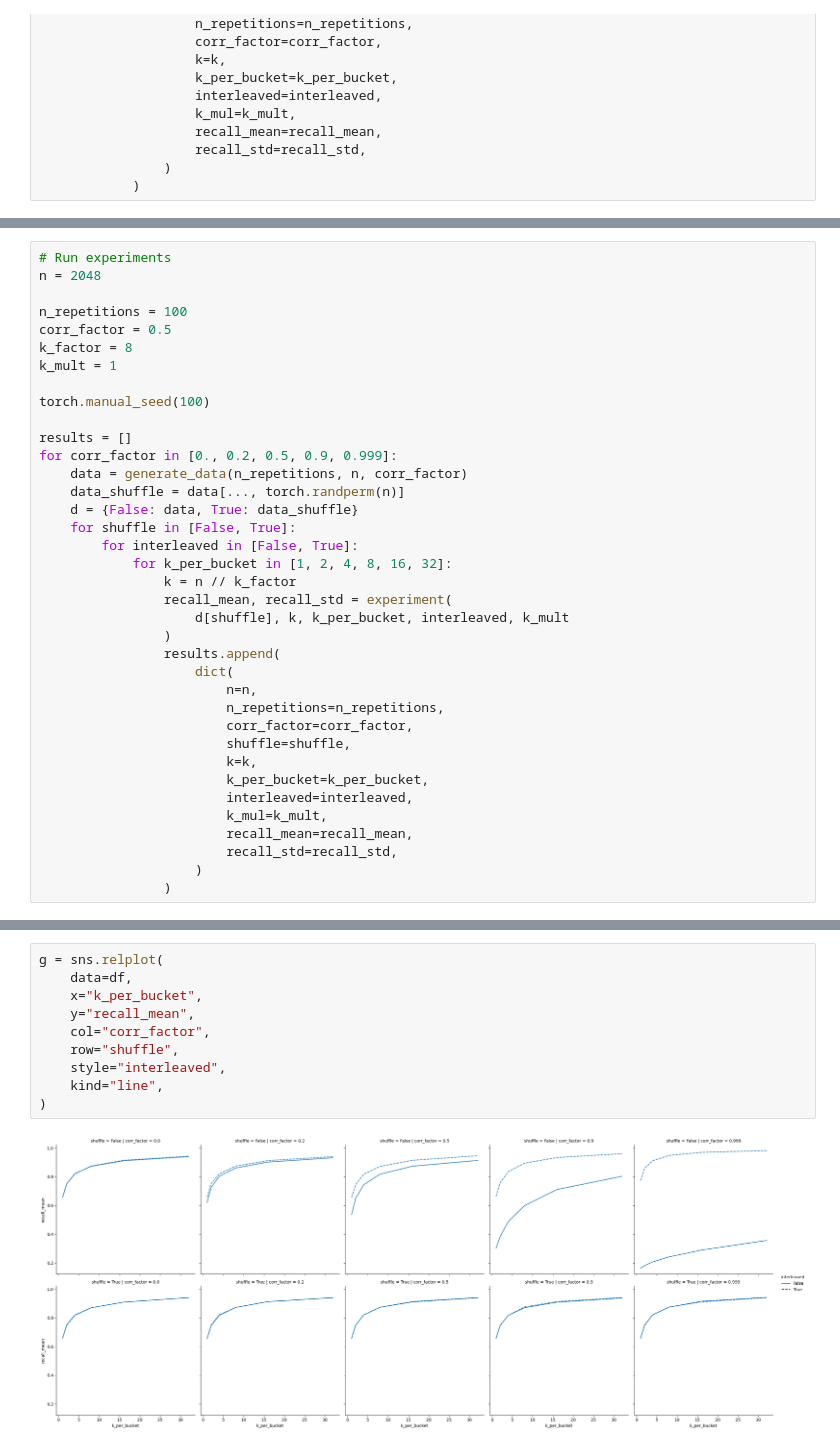
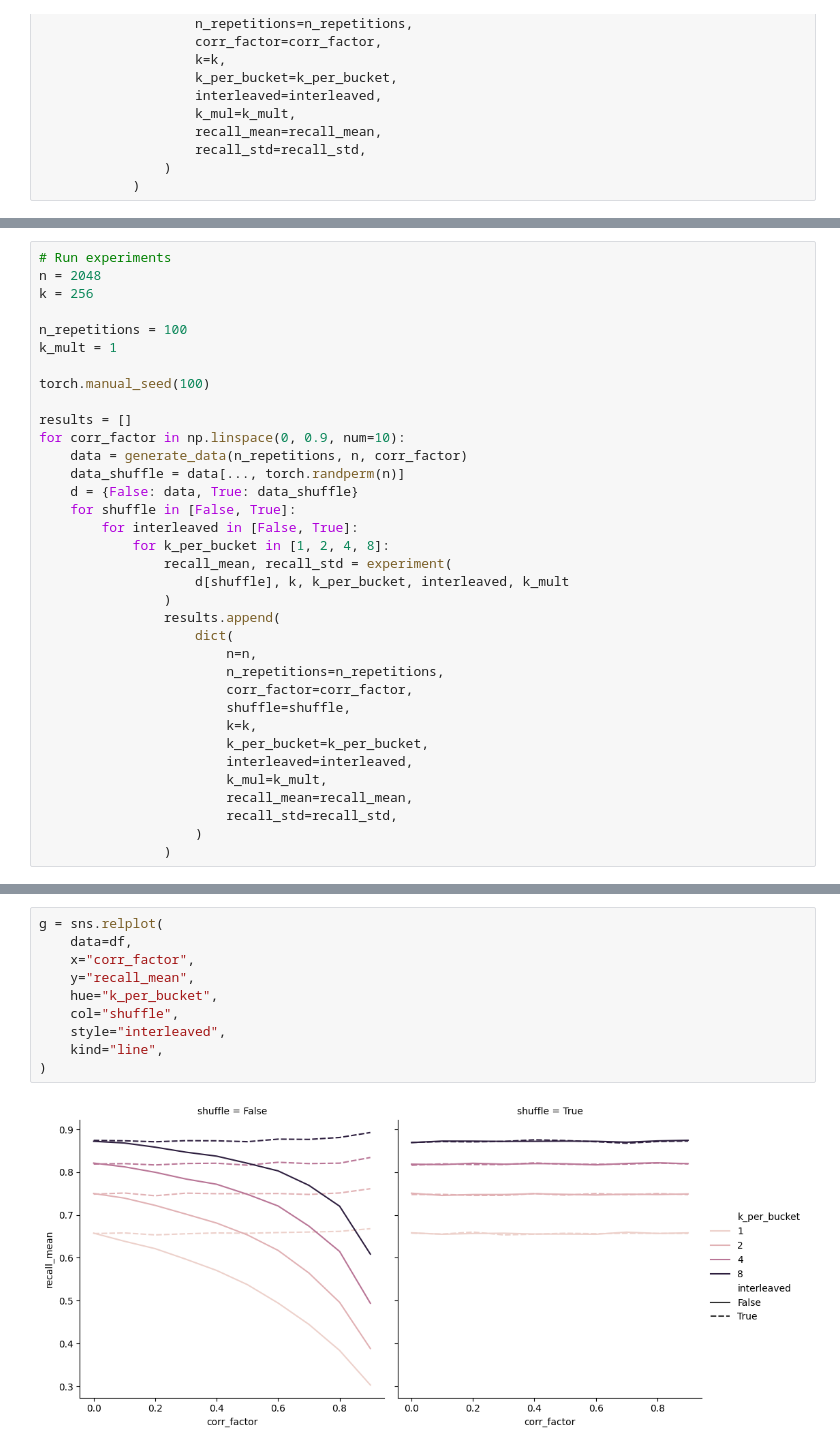
Before and after one commit to graphcore-research/pytorch-approx-topk, a Jupyter notebook: notebooks/20240912-varying-sequence-correlation.ipynb, the cells around one changed output, grey strips where cells are left out. Saved outputs shown, nothing was run; the diff lists cells and outputs as text.

Commit message:
Add appendix correlation figures

```diff
--- a/notebooks/20240912-varying-sequence-correlation.ipynb
+++ b/notebooks/20240912-varying-sequence-correlation.ipynb
@@ -107,23 +91,21 @@ g = sns.relplot(
 # %%
 # Run experiments
 n = 2048
+k = 256
 
 n_repetitions = 100
-corr_factor = 0.5
-k_factor = 8
 k_mult = 1
 
 torch.manual_seed(100)
 
 results = []
-for corr_factor in [0., 0.2, 0.5, 0.9, 0.999]:
+for corr_factor in np.linspace(0, 0.9, num=10):
     data = generate_data(n_repetitions, n, corr_factor)
     data_shuffle = data[..., torch.randperm(n)]
     d = {False: data, True: data_shuffle}
     for shuffle in [False, True]:
         for interleaved in [False, True]:
-            for k_per_bucket in [1, 2, 4, 8, 16, 32]:
-                k = n // k_factor
+            for k_per_bucket in [1, 2, 4, 8]:
                 recall_mean, recall_std = experiment(
                     d[shuffle], k, k_per_bucket, interleaved, k_mult
                 )
@@ -161,12 +130,12 @@ df
 # %%
 g = sns.relplot(
     data=df,
-    x="k_per_bucket",
+    x="corr_factor",
     y="recall_mean",
-    col="corr_factor",
-    row="shuffle",
+    hue="k_per_bucket",
+    col="shuffle",
     style="interleaved",
     kind="line",
 )
 # %% [output]
-[figure, old version]
+[figure, new version]
```
Also changed, not shown: parts of 4 cells of this notebook, 5 other files.
